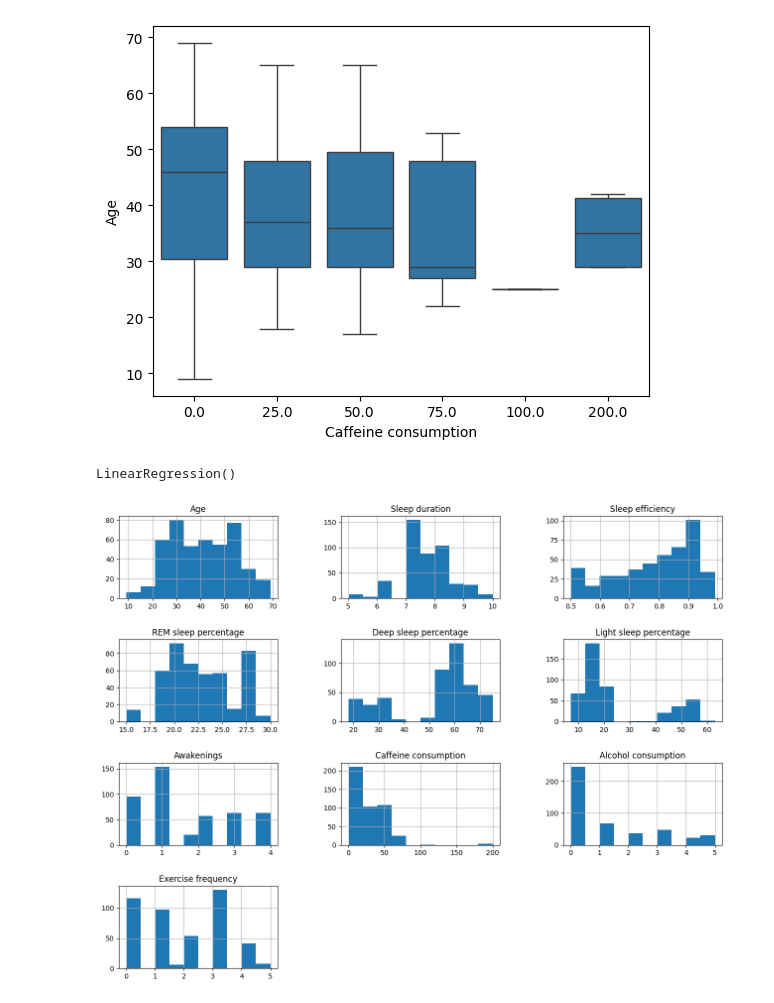
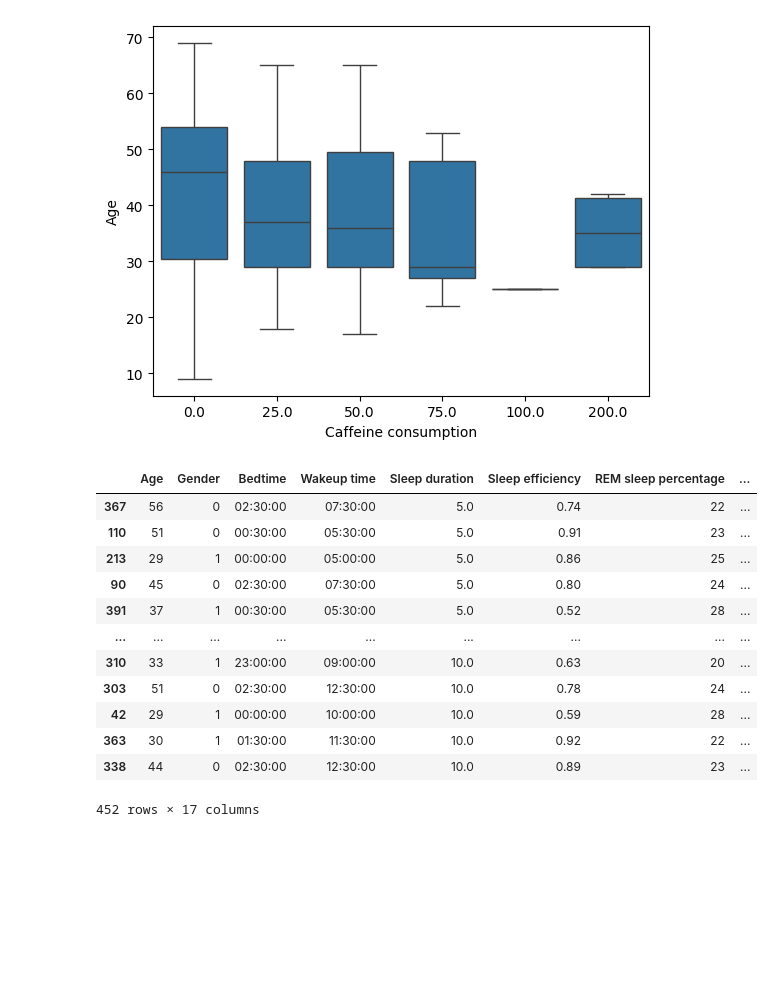
Before and after one commit to AvienReactor/CSE-Final, a Jupyter notebook: SleepJar.ipynb, the cells around one changed output. Cells and saved outputs as stored; diff of their text form; code cells hidden in the pictures; blank space fills up the shorter version.

```diff
--- a/SleepJar.ipynb
+++ b/SleepJar.ipynb
@@ -114,18 +115,13 @@ sns.boxplot(data=try1, y= 'Age', x = 'Caffeine consumption')
 <Axes: xlabel='Caffeine consumption', ylabel='Age'>
 [figure]
 # %%
-X = sleep_data[['Caffeine consumption']].values.reshape(-1, 1)
-y = sleep_data[['Age']].values.reshape(-1, 1)
+X = sleep_data[['Awakenings']].values.reshape(-1, 1)
+y = sleep_data[['Gender']].values.reshape(-1, 1)
 
-linModel = LinearRegression()
-linModel.fit(X, y)
+# linModel = LinearRegression()
+# linModel.fit(X, y)
+# yPredicted = linModel.predict(X)
+# plt.scatter(X, y, color='black')
+# plt.plot(X, yPredicted, color='blue', linewidth=2)
+# plt.xlabel('Awakening', fontsize=14)
+# plt.ylabel('Age', fontsize=14)
-# %% [output]
-LinearRegression()
-# %%
-sleep_data.hist(layout=(4,3))
-plt.subplots_adjust(left=0.1,right=2,top=2,bottom=0.1,hspace=0.5,wspace=0.4)
-# sleep_data.hist()
-# plt.tight_layout()
-plt.show()
-# %% [output]
-[figure, removed]
@@ -131,0 +135,19 @@ plt.show()
+# %%
+sleep_data.loc[sleep_data['Gender'] == 'Male', 'Gender'] = 0
+sleep_data.loc[sleep_data['Gender'] == 'Female', 'Gender'] = 1
+sleep_data = sleep_data.sort_values('Sleep duration')
+sleep_data
+# %% [output]
+|  | Age | Gender | Bedtime | Wakeup time | Sleep duration | Sleep efficiency | REM sleep percentage | ... |
+| 367 | 56 | 0 | 02:30:00 | 07:30:00 | 5.0 | 0.74 | 22 | ... |
+| 110 | 51 | 0 | 00:30:00 | 05:30:00 | 5.0 | 0.91 | 23 | ... |
+| 213 | 29 | 1 | 00:00:00 | 05:00:00 | 5.0 | 0.86 | 25 | ... |
+| 90 | 45 | 0 | 02:30:00 | 07:30:00 | 5.0 | 0.80 | 24 | ... |
+| 391 | 37 | 1 | 00:30:00 | 05:30:00 | 5.0 | 0.52 | 28 | ... |
+| ... | ... | ... | ... | ... | ... | ... | ... | ... |
+| 310 | 33 | 1 | 23:00:00 | 09:00:00 | 10.0 | 0.63 | 20 | ... |
+| 303 | 51 | 0 | 02:30:00 | 12:30:00 | 10.0 | 0.78 | 24 | ... |
+| 42 | 29 | 1 | 00:00:00 | 10:00:00 | 10.0 | 0.59 | 28 | ... |
+| 363 | 30 | 1 | 01:30:00 | 11:30:00 | 10.0 | 0.92 | 22 | ... |
+| 338 | 44 | 0 | 02:30:00 | 12:30:00 | 10.0 | 0.89 | 23 | ... |
+452 rows × 17 columns
```
Also changed, not shown: parts of 5 cells of this notebook.
